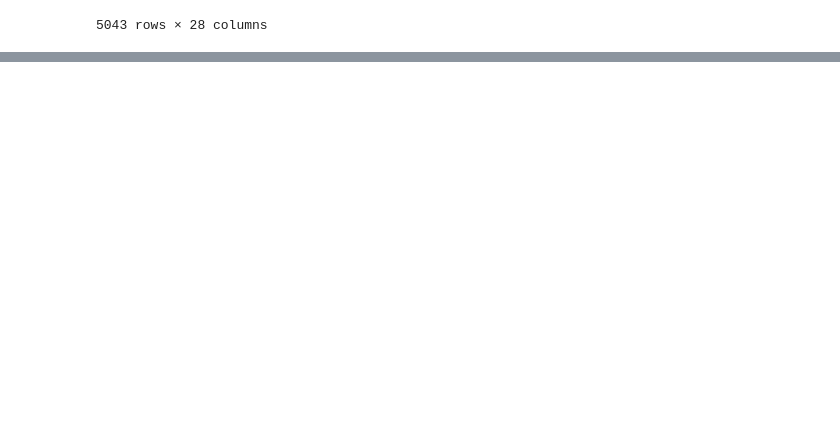
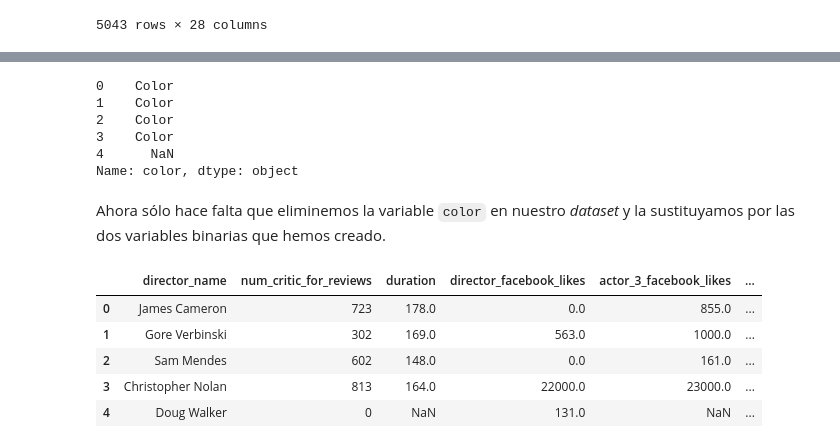
Before and after one commit to talitacardenas/The_Bridge_School_DataScience_PT, a Jupyter notebook: 02_DataAnalysis/labs/Pandas/04_Análisis_de_datos_con_Python_Pandas.ipynb, the cells around one changed output, grey strips where cells are left out. Cells and saved outputs as stored; diff of their text form; code cells hidden in the pictures; blank space fills up the shorter version.

```diff
--- a/02_DataAnalysis/labs/Pandas/04_Análisis_de_datos_con_Python_Pandas.ipynb
+++ b/02_DataAnalysis/labs/Pandas/04_Análisis_de_datos_con_Python_Pandas.ipynb
@@ -770,0 +812,6 @@ dataset
+# %%
+# primero rellenamos con valor por defecto 0
+dataset.num_critic_for_reviews.fillna(0,inplace=True)
+# %%
+dataset.num_critic_for_reviews = dataset.num_critic_for_reviews.astype('int16')
+dataset.num_critic_for_reviews.head(3)
@@ -770,0 +870,3 @@ dataset
+# %%
+# utilizaremos la función pd.get_dummies() para realizar la conversión a valores binarios
+dataset_color = pd.get_dummies(dataset.color)
@@ -770,0 +882,24 @@ dataset
+# %%
+# La operación de limpieza e imputación de los valores nulos va a ser realizado antes de ser tratados.
+dataset.color.head(5)
+# %% [output]
+0    Color
+1    Color
+2    Color
+3    Color
+4      NaN
+Name: color, dtype: object
+# %% [markdown]
+Ahora sólo hace falta que eliminemos la variable `color` en nuestro _dataset_ y la sustituyamos por las dos variables binarias que hemos creado.
+# %%
+dataset.drop(['color'], axis=1, inplace=True)
+# %%
+dataset = dataset.join(dataset_color)
+dataset.head(5)
+# %% [output]
+|  | director_name | num_critic_for_reviews | duration | director_facebook_likes | actor_3_facebook_likes | ... |
+| 0 | James Cameron | 723 | 178.0 | 0.0 | 855.0 | ... |
+| 1 | Gore Verbinski | 302 | 169.0 | 563.0 | 1000.0 | ... |
+| 2 | Sam Mendes | 602 | 148.0 | 0.0 | 161.0 | ... |
+| 3 | Christopher Nolan | 813 | 164.0 | 22000.0 | 23000.0 | ... |
+| 4 | Doug Walker | 0 | NaN | 131.0 | NaN | ... |
```
Also changed, not shown: parts of 47 cells of this notebook, 2 other files.
